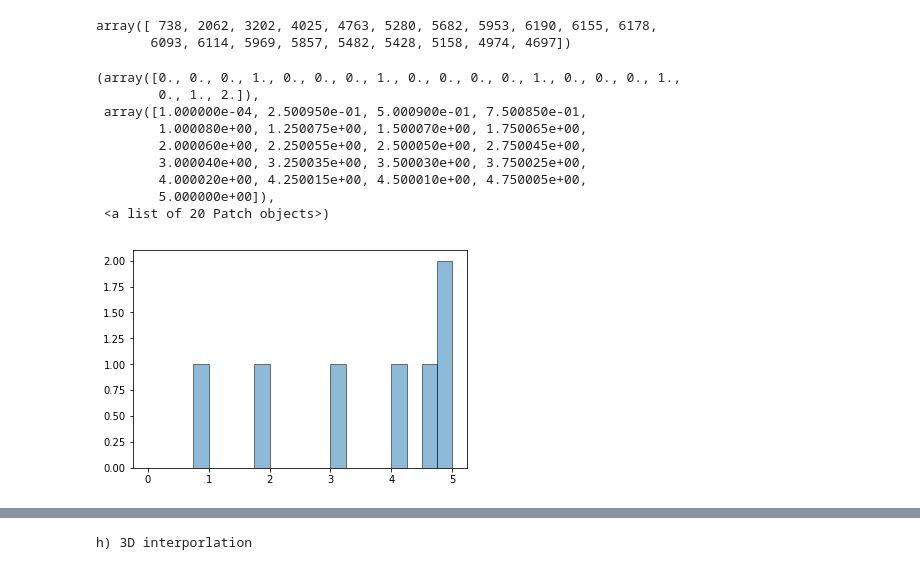
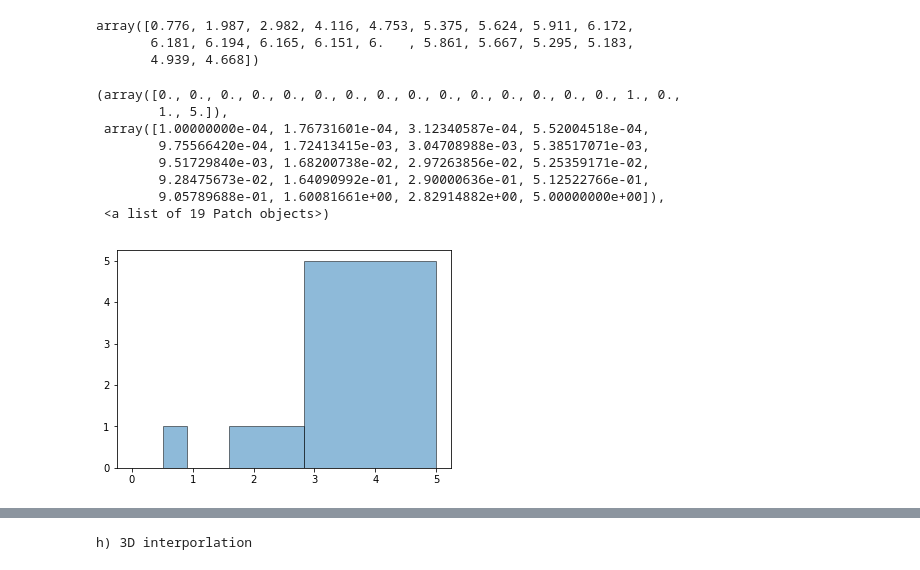
Before and after one commit to ruoyanwangdr/Numerical-Recipes-In-Astrophysics, a Jupyter notebook: handin1.ipynb, the cells around one changed output, grey strips where cells are left out. Drawn from its saved outputs; the diff is of its cells as text; code cells hidden in the pictures.

```diff
--- a/handin1.ipynb
+++ b/handin1.ipynb
@@ -517,6 +550,7 @@ plt.hist(one_thousand_haloes[0][0], bins=20, range=(1.e-4,5), alpha=0.5, histtyp
 # %%
-avg = np.histogram(one_thousand_haloes[0],bins=20, range=(1.e-4,5))[0]#/len(one_thousand_haloes[0])
+avg = np.histogram(one_thousand_haloes[0],bins=20, range=(1.e-4,5.0))[0]/len(one_thousand_haloes[0])
 avg
 # %% [output]
-array([ 738, 2062, 3202, 4025, 4763, 5280, 5682, 5953, 6190, 6155, 6178,
-       6093, 6114, 5969, 5857, 5482, 5428, 5158, 4974, 4697])
+array([0.776, 1.987, 2.982, 4.116, 4.753, 5.375, 5.624, 5.911, 6.172,
+       6.181, 6.194, 6.165, 6.151, 6.   , 5.861, 5.667, 5.295, 5.183,
+       4.939, 4.668])
@@ -523,14 +559,13 @@ array([ 738, 2062, 3202, 4025, 4763, 5280, 5682, 5953, 6190, 6155, 6178,
 # %%
-plt.hist(avg, bins=20, range=(1.e-4,5), alpha=0.5, histtype='bar', ec='black')
+plt.hist(avg, bins=np.logspace(np.log10(1.e-4),np.log10(5.0), 20), alpha=0.5, histtype='bar', ec='black')
 # %% [output]
-(array([0., 0., 0., 1., 0., 0., 0., 1., 0., 0., 0., 0., 1., 0., 0., 0., 1.,
-        0., 1., 2.]),
- array([1.000000e-04, 2.500950e-01, 5.000900e-01, 7.500850e-01,
-        1.000080e+00, 1.250075e+00, 1.500070e+00, 1.750065e+00,
-        2.000060e+00, 2.250055e+00, 2.500050e+00, 2.750045e+00,
-        3.000040e+00, 3.250035e+00, 3.500030e+00, 3.750025e+00,
-        4.000020e+00, 4.250015e+00, 4.500010e+00, 4.750005e+00,
-        5.000000e+00]),
- <a list of 20 Patch objects>)
+(array([0., 0., 0., 0., 0., 0., 0., 0., 0., 0., 0., 0., 0., 0., 0., 1., 0.,
+        1., 5.]),
+ array([1.00000000e-04, 1.76731601e-04, 3.12340587e-04, 5.52004518e-04,
+        9.75566420e-04, 1.72413415e-03, 3.04708988e-03, 5.38517071e-03,
+        9.51729840e-03, 1.68200738e-02, 2.97263856e-02, 5.25359171e-02,
+        9.28475673e-02, 1.64090992e-01, 2.90000636e-01, 5.12522766e-01,
+        9.05789688e-01, 1.60081661e+00, 2.82914882e+00, 5.00000000e+00]),
+ <a list of 19 Patch objects>)
-[figure, old version]
+[figure, new version]
 # %%
```
Also changed, not shown: parts of 7 cells of this notebook.
